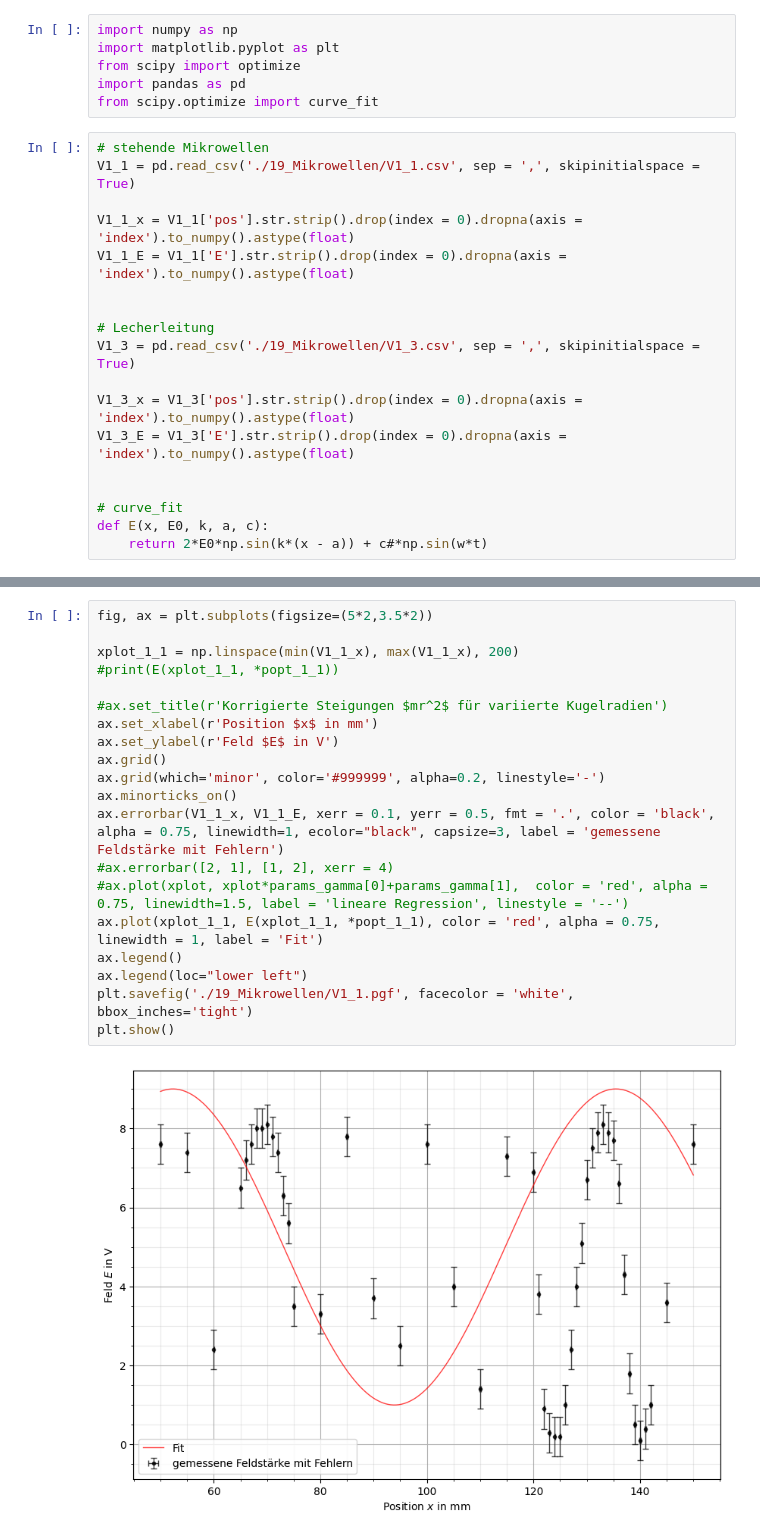
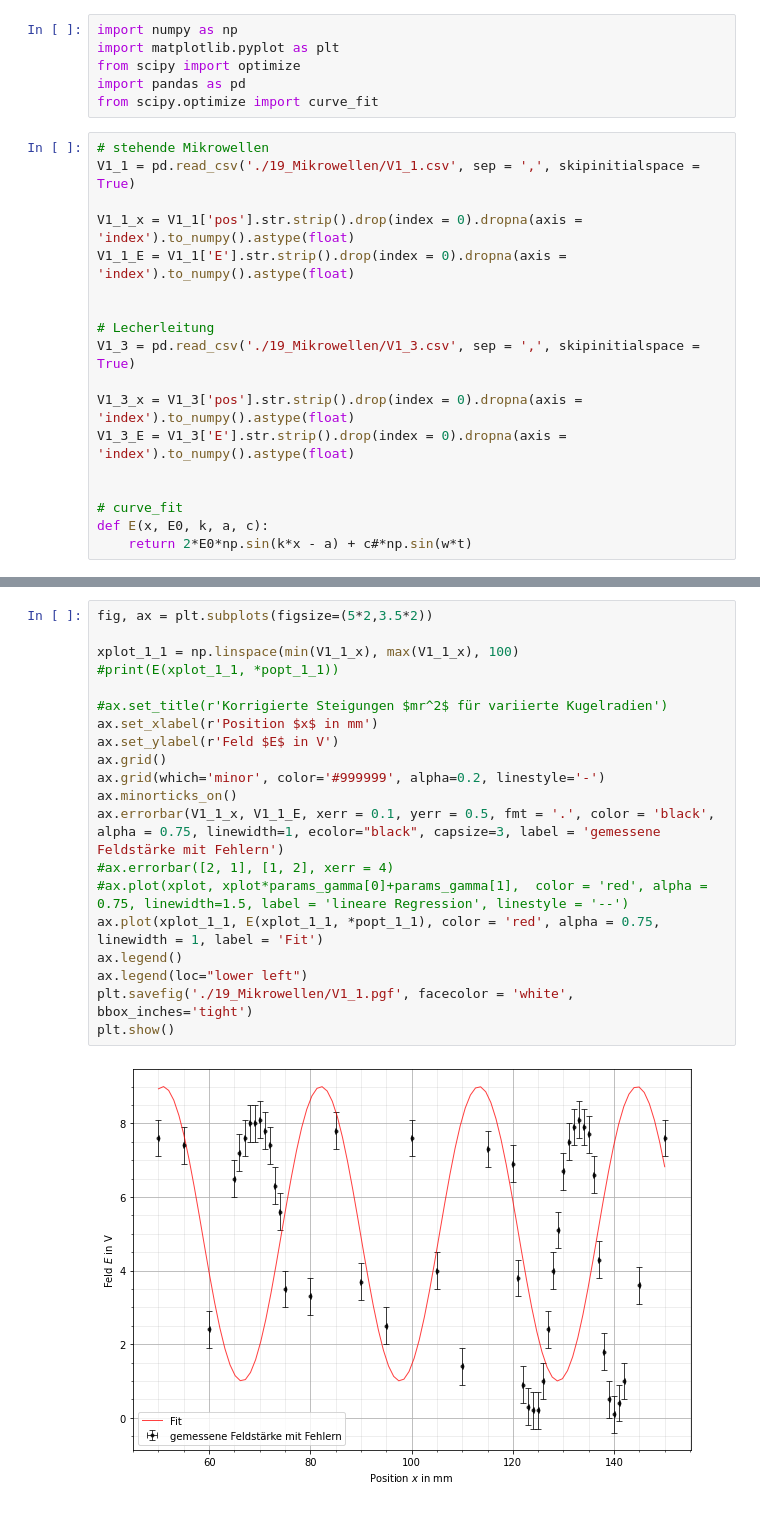
Before and after one commit to CVC97/ExPhy-III-Praktikum, a Jupyter notebook: 19_Mikrowellen.ipynb, the cells around one changed output, grey strips where cells are left out. Cells and saved outputs as stored; diff of their text form.

Commit message:
Inorrect fits for both plots.

```diff
--- a/19_Mikrowellen.ipynb
+++ b/19_Mikrowellen.ipynb
@@ -21,7 +21,7 @@ V1_3_E = V1_3['E'].str.strip().drop(index = 0).dropna(axis = 'index').to_numpy()
 
 # curve_fit
 def E(x, E0, k, a, c):
-    return 2*E0*np.sin(k*(x - a)) + c#*np.sin(w*t)
+    return 2*E0*np.sin(k*x - a) + c#*np.sin(w*t)
 # %%
 # Bestimmung der Fitparameter
 popt_1_1, pcov_1_1 = curve_fit(E, V1_1_x, V1_1_E, bounds = ([2., 0., 0., 3.], [6., 50., 100., 5.]))
@@ -34,24 +34,24 @@ popt_1_1, popt_1_3
 # %%
 fig, ax = plt.subplots(figsize=(5*2,3.5*2))
 
-xplot_1_1 = np.linspace(min(V1_1_x), max(V1_1_x), 200)
+xplot_1_1 = np.linspace(min(V1_1_x), max(V1_1_x), 100)
 #print(E(xplot_1_1, *popt_1_1))
 
 #ax.set_title(r'Korrigierte Steigungen $mr^2$ für variierte Kugelradien')
 ax.set_xlabel(r'Position $x$ in mm')
 ax.set_ylabel(r'Feld $E$ in V')
 ax.grid()
 ax.grid(which='minor', color='#999999', alpha=0.2, linestyle='-')
 ax.minorticks_on()
 ax.errorbar(V1_1_x, V1_1_E, xerr = 0.1, yerr = 0.5, fmt = '.', color = 'black', alpha = 0.75, linewidth=1, ecolor="black", capsize=3, label = 'gemessene Feldstärke mit Fehlern')
 #ax.errorbar([2, 1], [1, 2], xerr = 4)
 #ax.plot(xplot, xplot*params_gamma[0]+params_gamma[1],  color = 'red', alpha = 0.75, linewidth=1.5, label = 'lineare Regression', linestyle = '--')
 ax.plot(xplot_1_1, E(xplot_1_1, *popt_1_1), color = 'red', alpha = 0.75, linewidth = 1, label = 'Fit')
 ax.legend()
 ax.legend(loc="lower left")
 plt.savefig('./19_Mikrowellen/V1_1.pgf', facecolor = 'white', bbox_inches='tight')
 plt.show()
 # %% [output]
-[figure, old version]
+[figure, new version]
 # %%
 fig, ax = plt.subplots(figsize=(5*2,3.5*2))
```
Also changed, not shown: parts of 2 cells of this notebook.
